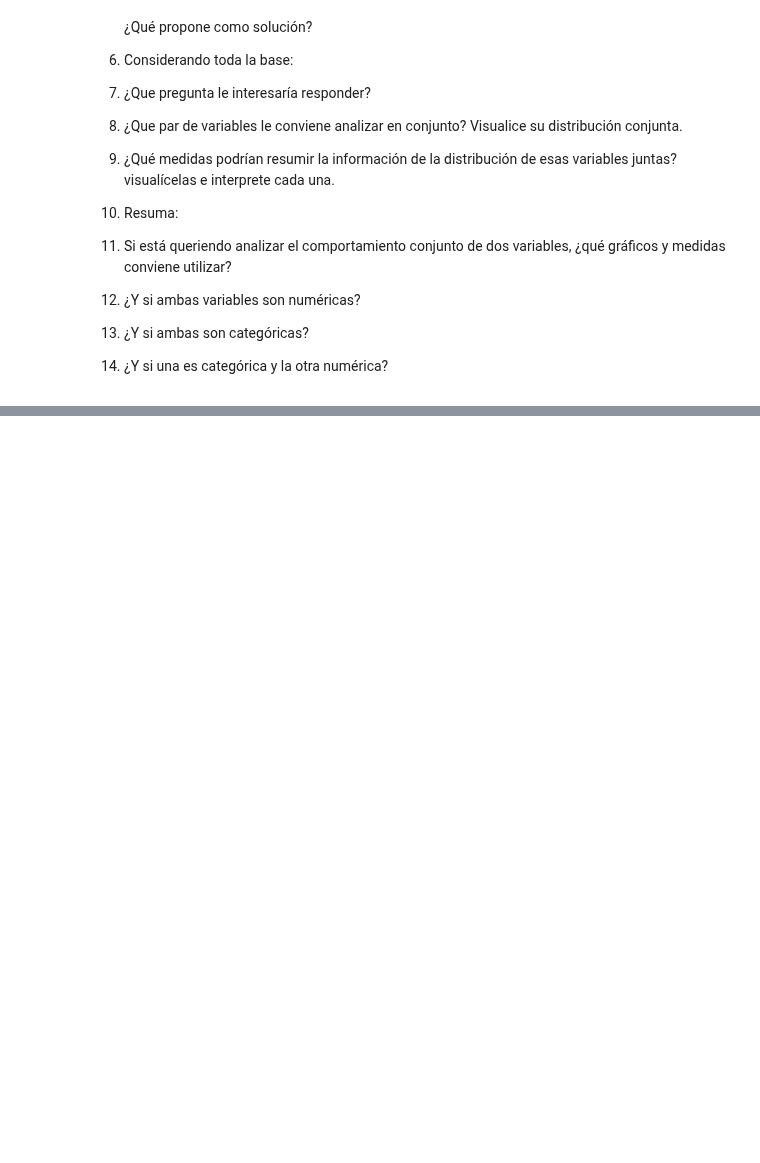
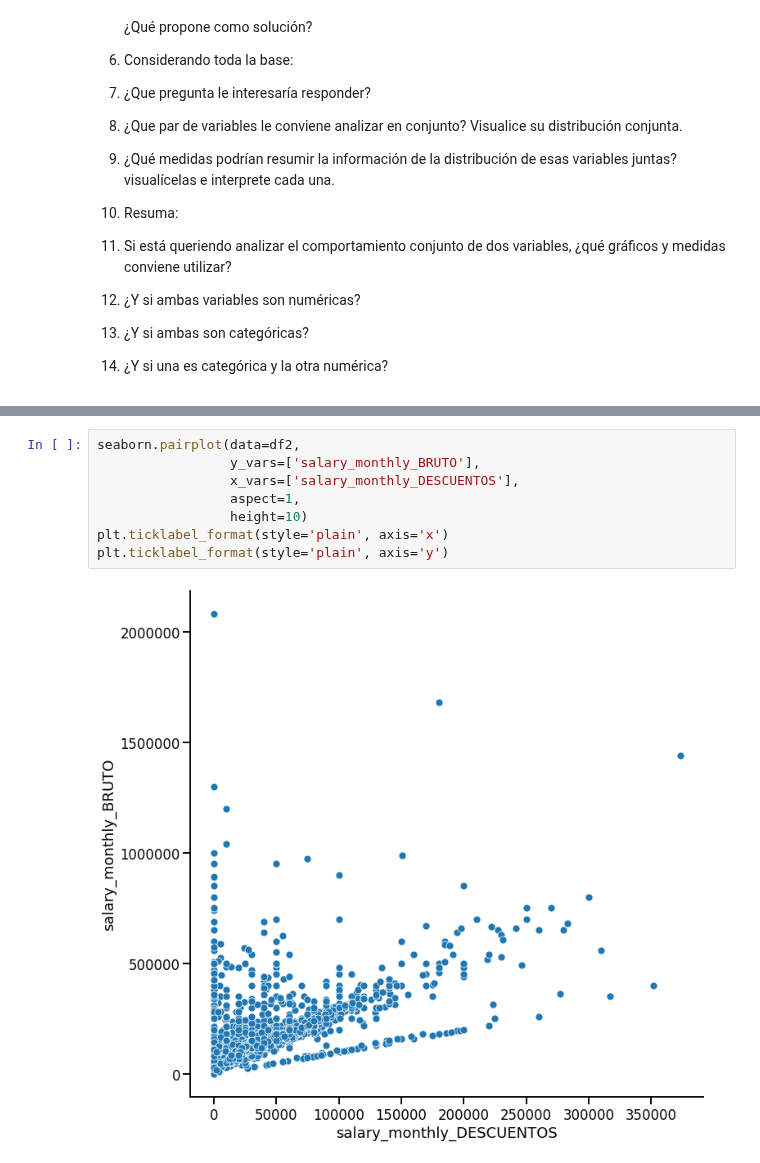
Before and after one commit to Natali-PP/diplodatos2021, a Jupyter notebook: AnalisiYVisualizacion/03_Distribuciones.ipynb, the cells around one changed output, grey strips where cells are left out. Drawn from its saved outputs; the diff is of its cells as text; blank space fills up the shorter version.

```diff
--- a/AnalisiYVisualizacion/03_Distribuciones.ipynb
+++ b/AnalisiYVisualizacion/03_Distribuciones.ipynb
@@ -202,0 +260,10 @@ seaborn.jointplot(data=df[df.profile_age < max_age], x='profile_age',
+# %%
+seaborn.pairplot(data=df2,
+                 y_vars=['salary_monthly_BRUTO'],
+                 x_vars=['salary_monthly_DESCUENTOS'],
+                 aspect=1,
+                 height=10)
+plt.ticklabel_format(style='plain', axis='x')
+plt.ticklabel_format(style='plain', axis='y')
+# %% [output]
+[figure, added]
```
Also changed, not shown: parts of 12 cells of this notebook.
